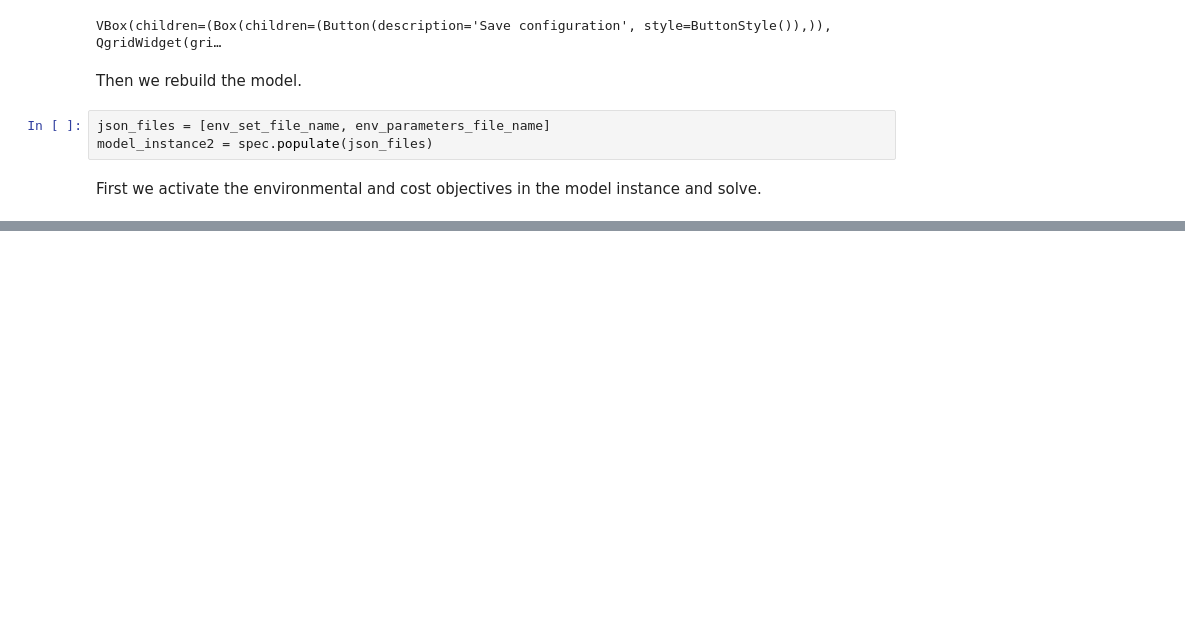
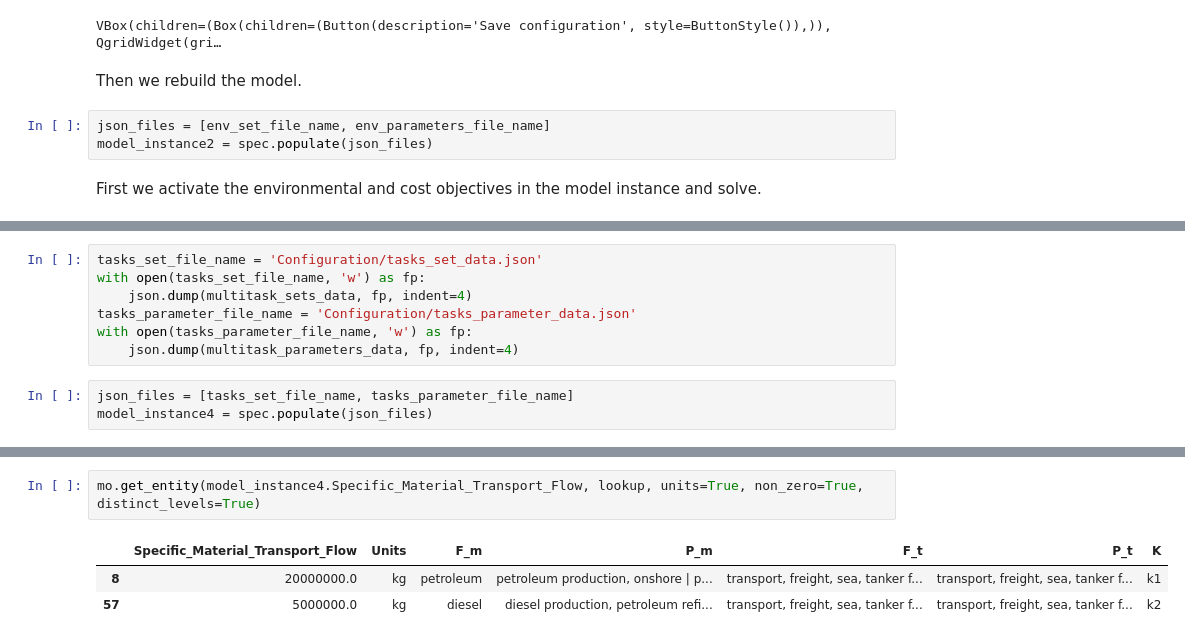
Before and after one commit to MGuo-Lab/LCA, a Jupyter notebook: notebooks/Toy_Problem_F1_Oil_Production.ipynb, the cells around one changed output, grey strips where cells are left out. Cells and saved outputs as stored; diff of their text form; blank space fills up the shorter version.

```diff
--- a/notebooks/Toy_Problem_F1_Oil_Production.ipynb
+++ b/notebooks/Toy_Problem_F1_Oil_Production.ipynb
@@ -335,0 +515,10 @@ print(value(model_instance2.obj['bf42d8f0-23fc-32f3-b159-f79bfccfec28']))
+# %%
+tasks_set_file_name = 'Configuration/tasks_set_data.json'
+with open(tasks_set_file_name, 'w') as fp:
+    json.dump(multitask_sets_data, fp, indent=4)
+tasks_parameter_file_name = 'Configuration/tasks_parameter_data.json'
+with open(tasks_parameter_file_name, 'w') as fp:
+    json.dump(multitask_parameters_data, fp, indent=4)
+# %%
+json_files = [tasks_set_file_name, tasks_parameter_file_name]
+model_instance4 = spec.populate(json_files)
@@ -335,0 +562,6 @@ print(value(model_instance2.obj['bf42d8f0-23fc-32f3-b159-f79bfccfec28']))
+# %%
+mo.get_entity(model_instance4.Specific_Material_Transport_Flow, lookup, units=True, non_zero=True, distinct_levels=True)
+# %% [output]
+|  | Specific_Material_Transport_Flow | Units | F_m | P_m | F_t | P_t | K |
+| 8 | 20000000.0 | kg | petroleum | petroleum production, onshore | p... | transport, freight, sea, tanker f... | transport, freight, sea, tanker f... | k1 |
+| 57 | 5000000.0 | kg | diesel | diesel production, petroleum refi... | transport, freight, sea, tanker f... | transport, freight, sea, tanker f... | k2 |
```
Also changed, not shown: parts of 42 cells of this notebook, 11 other files.
